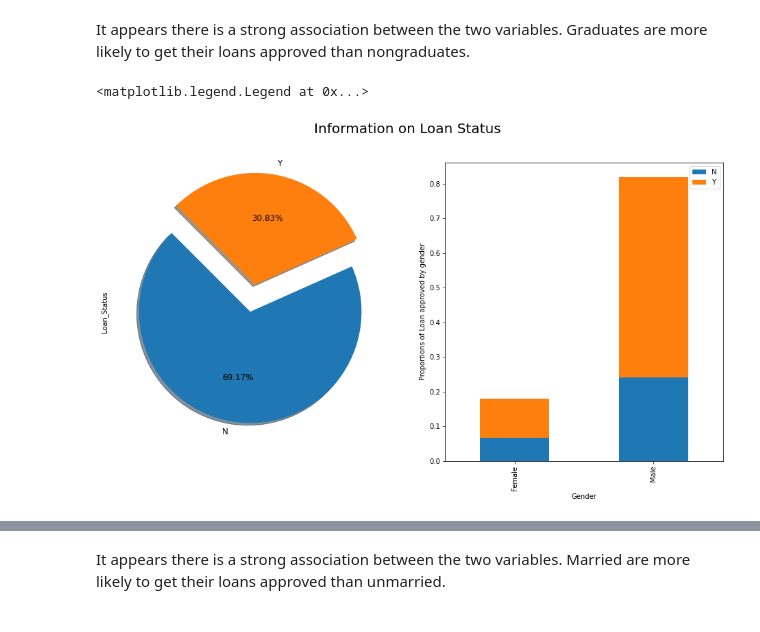
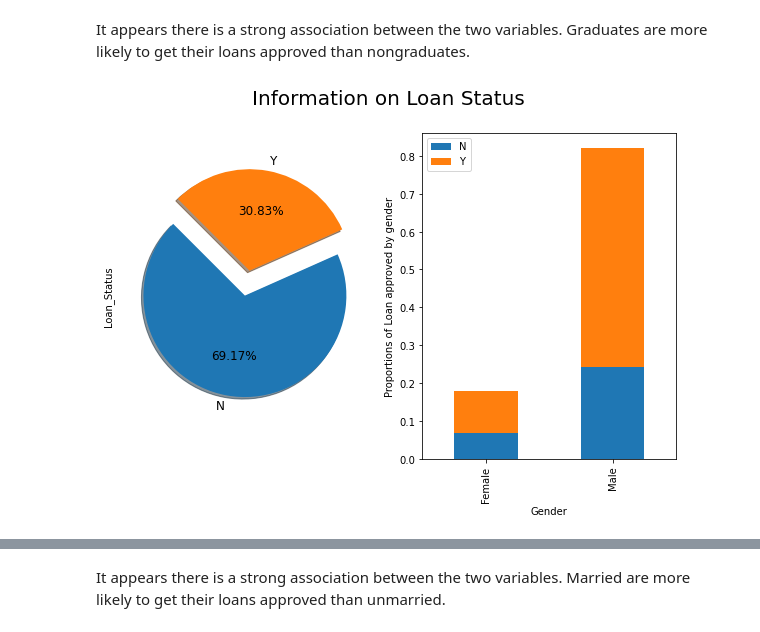
Before and after one commit to biyogmam/PROJECT-LOAN-PREDICTION, a Jupyter notebook: Loan Prediction.ipynb, the cells around one changed output, grey strips where cells are left out. Saved outputs shown, nothing was run; the diff lists cells and outputs as text; code cells hidden in the pictures.

```diff
--- a/Loan Prediction.ipynb
+++ b/Loan Prediction.ipynb
@@ -281,25 +249,25 @@ sb.countplot(x ='Education', hue ='Loan_Status', data=data)
 [figure]
 # %% [markdown]
 It appears there is a strong association between the two variables. Graduates are more likely to get their loans approved than nongraduates.
-# %%
-#Percentage of approved loans by Level of education
-labels=["N", "Y"]
-fig, ax = plt.subplots(1,2, figsize=(16,8))
-
-#Generate the Pie Chart
-data["Loan_Status"].value_counts().plot.pie(explode=[0,0.25], autopct='%1.2f%%', ax=ax[0], shadow=True,
-                                           labels=labels, fontsize=12, startangle=135)
-plt.suptitle('Information on Loan Status', fontsize=20)
-
-pict1=data.groupby(['Gender', 'Loan_Status']).size().groupby(level=0).apply(lambda x :x/data.shape[0]).unstack().plot(kind='bar', ax=ax[1], stacked=True)
-
-#generate the bar chart on the left
-ax[1].set(ylabel="Proportions of Loan approved by gender")
-ax[1].set(xlabel="Gender")
-ax[1].legend(["N", "Y"])
-# %% [output]
-<matplotlib.legend.Legend at 0x...>
-[figure, removed]
+# %%
+#Percentage of approved loans by Level of education
+labels=["N", "Y"]
+fig, ax = plt.subplots(1,2, figsize=(10,6))
+
+#Generate the Pie Chart
+data["Loan_Status"].value_counts().plot.pie(explode=[0,0.25], autopct='%1.2f%%', ax=ax[0], shadow=True,
+                                           labels=labels, fontsize=12, startangle=135)
+plt.suptitle('Information on Loan Status', fontsize=20)
+
+pict1=data.groupby(['Gender', 'Loan_Status']).size().groupby(level=0).apply(lambda x :x/data.shape[0]).unstack().plot(kind='bar', ax=ax[1], stacked=True)
+
+#generate the bar chart on the left
+ax[1].set(ylabel="Proportions of Loan approved by gender")
+ax[1].set(xlabel="Gender")
+ax[1].legend(["N", "Y"])
+plt.show()
+# %% [output]
+[figure, added]
 # %%
 #Checking correlations between Education and Marrital_Status variables
 sb.countplot(x='Married', hue='Loan_Status', data=data)
```
Also changed, not shown: parts of 74 cells of this notebook.
